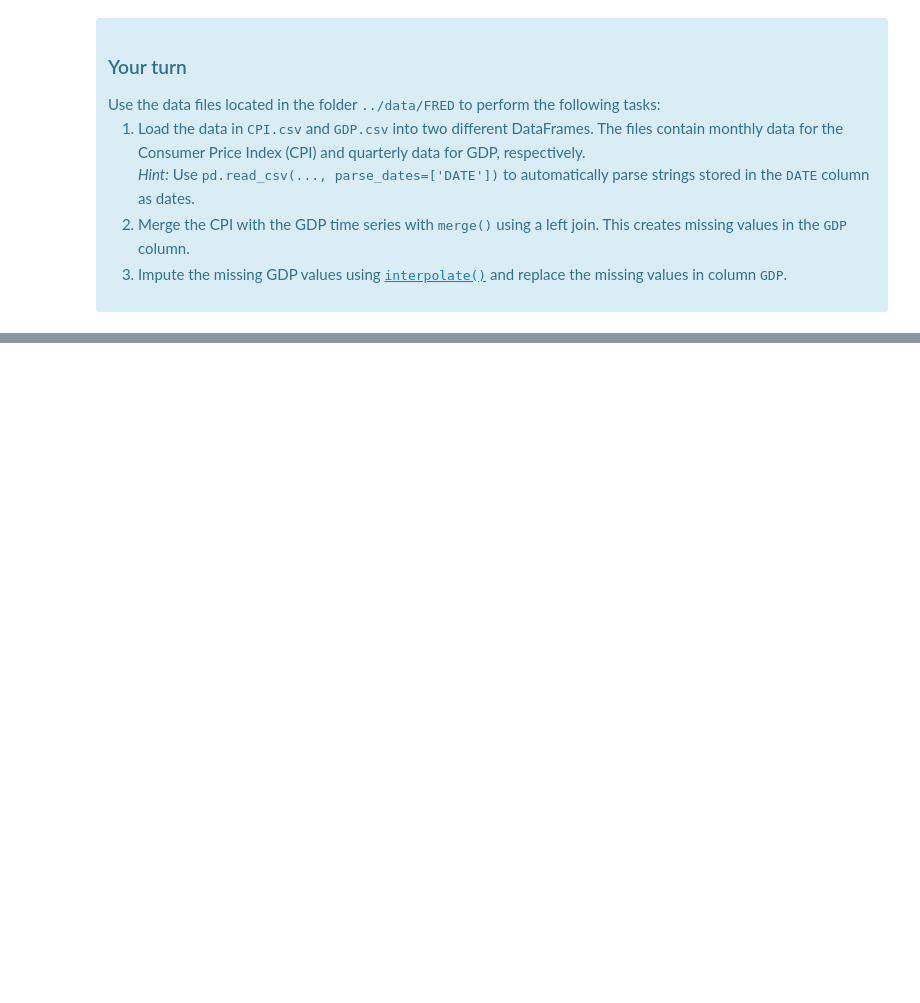
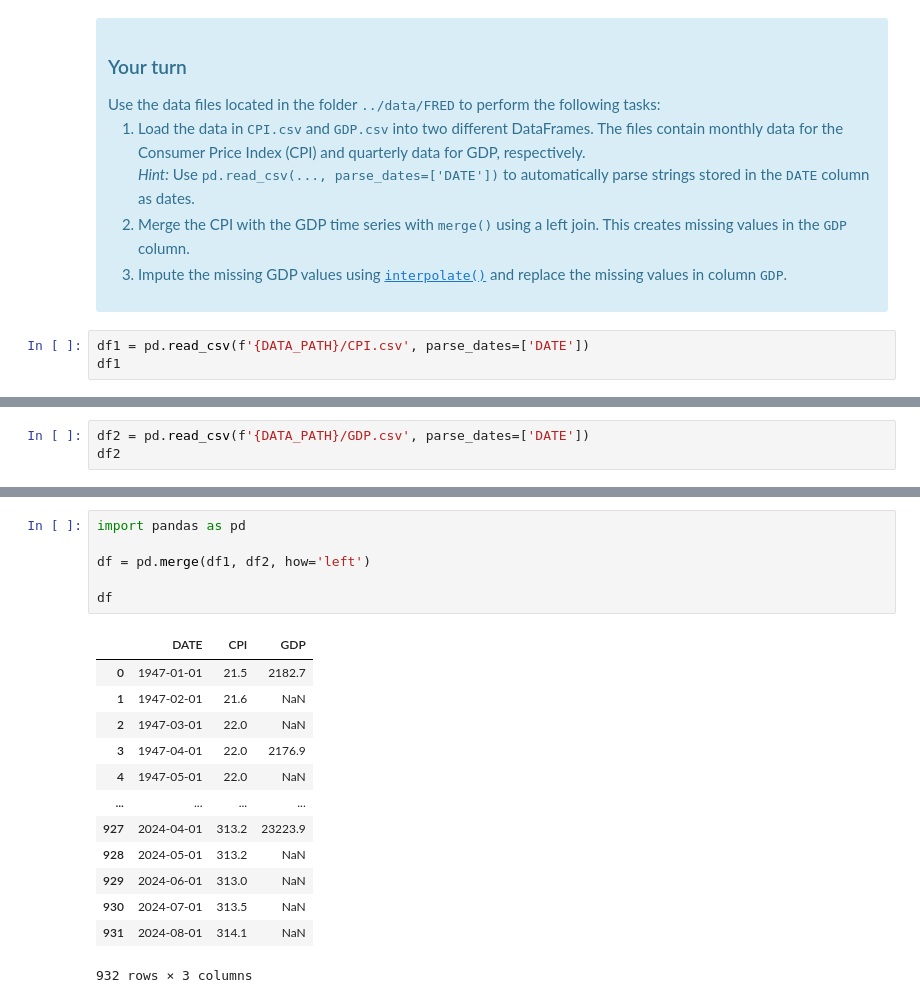
Before and after one commit to Alex-Solheim/TECH2-H24, a Jupyter notebook: lecture4/lecture4-template_Alex.ipynb, the cells around one changed output, grey strips where cells are left out. Drawn from its saved outputs; the diff is of its cells as text; blank space fills up the shorter version.

```diff
--- a/lecture4/lecture4-template_Alex.ipynb
+++ b/lecture4/lecture4-template_Alex.ipynb
@@ -731,3 +731,6 @@ Use the data files located in the folder <TT>../data/FRED</TT> to perform the fo
     and replace the missing values in column <TT>GDP</TT>.</li>
 </ol>
 </div>
+# %%
+df1 = pd.read_csv(f'{DATA_PATH}/CPI.csv', parse_dates=['DATE'])
+df1
@@ -733,0 +751,3 @@ Use the data files located in the folder <TT>../data/FRED</TT> to perform the fo
+# %%
+df2 = pd.read_csv(f'{DATA_PATH}/GDP.csv', parse_dates=['DATE'])
+df2
@@ -733,0 +768,20 @@ Use the data files located in the folder <TT>../data/FRED</TT> to perform the fo
+# %%
+import pandas as pd
+
+df = pd.merge(df1, df2, how='left')
+
+df
+# %% [output]
+|  | DATE | CPI | GDP |
+| 0 | 1947-01-01 | 21.5 | 2182.7 |
+| 1 | 1947-02-01 | 21.6 | NaN |
+| 2 | 1947-03-01 | 22.0 | NaN |
+| 3 | 1947-04-01 | 22.0 | 2176.9 |
+| 4 | 1947-05-01 | 22.0 | NaN |
+| ... | ... | ... | ... |
+| 927 | 2024-04-01 | 313.2 | 23223.9 |
+| 928 | 2024-05-01 | 313.2 | NaN |
+| 929 | 2024-06-01 | 313.0 | NaN |
+| 930 | 2024-07-01 | 313.5 | NaN |
+| 931 | 2024-08-01 | 314.1 | NaN |
+932 rows × 3 columns
```
Also changed, not shown: parts of 4 cells of this notebook.
